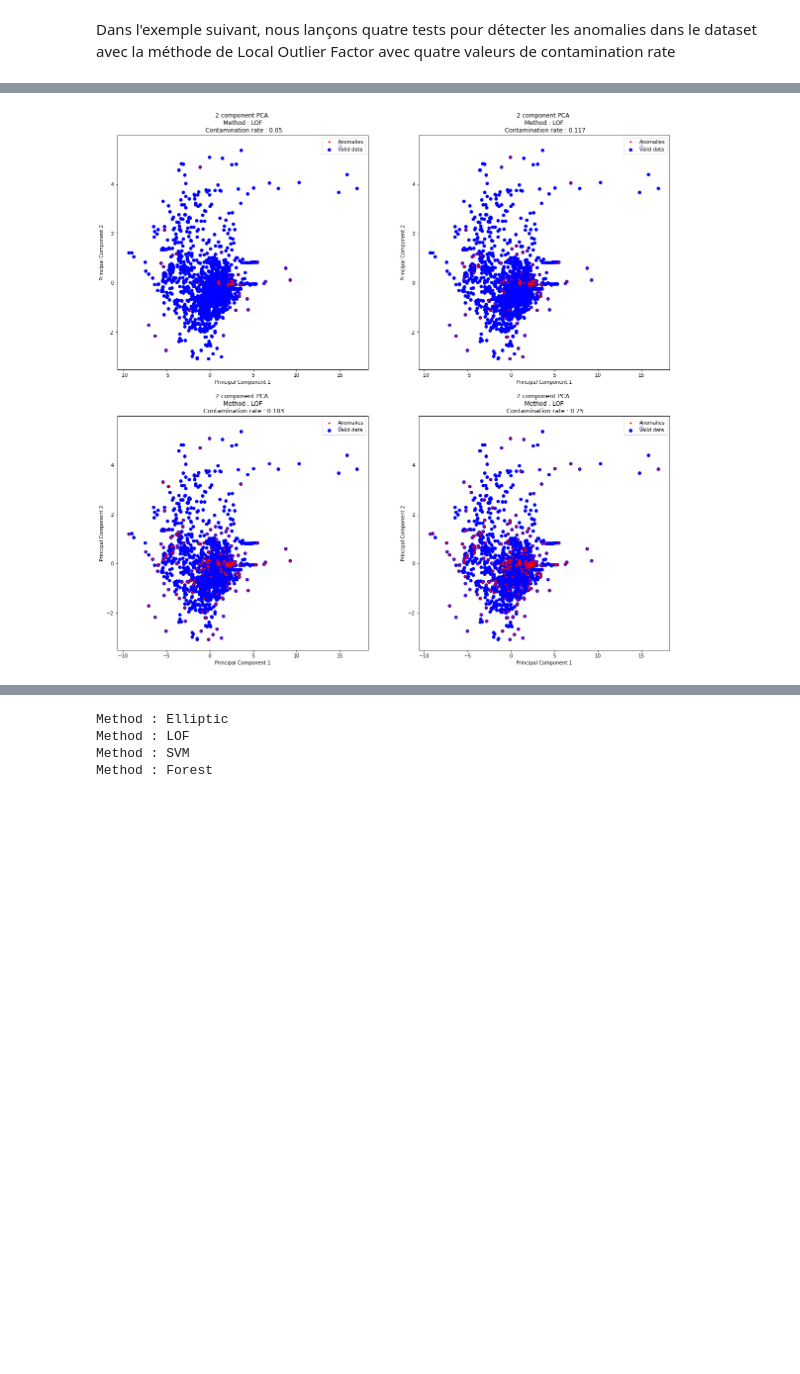
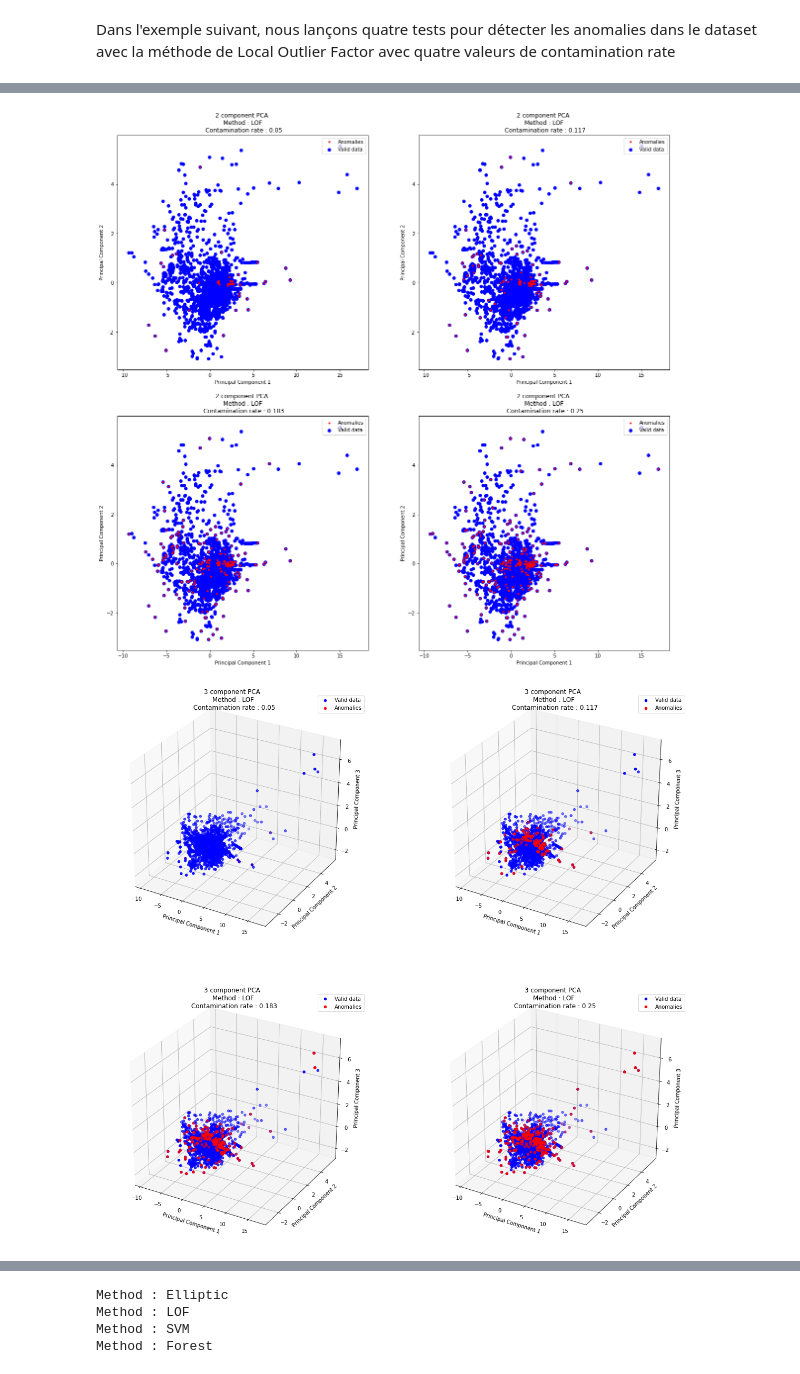
Before and after one commit to cdrutinus/ml-class-anomaly-detection, a Jupyter notebook: BE Plane's Windows.ipynb, the cells around one changed output, grey strips where cells are left out. Saved outputs shown, nothing was run; the diff lists cells and outputs as text; code cells hidden in the pictures; blank space fills up the shorter version.

```diff
--- a/BE Plane's Windows.ipynb
+++ b/BE Plane's Windows.ipynb
@@ -109,10 +154,27 @@ def plot2D(df, clf_name, contaminations, fig, ypred, i):
     plt.scatter(df["principal component 1"], df["principal component 2"], color='b', label='Valid data')
     plt.plot(df["principal component 1"][ypred==-1],df["principal component 2"][ypred==-1],'r.', label='Anomalies')
     plt.legend(loc='upper right')
+
+def plot3D(df, clf_name, contaminations, fig, ypred, i):
+    ax = fig.add_subplot(int(len(contaminations)+1/2),2,i+1, projection='3d')
+    ax.set_xlabel('Principal Component 1')
+    ax.set_ylabel('Principal Component 2')
+    ax.set_zlabel('Principal Component 3')
+    ax.set_title('3 component PCA \n Method : {} \n Contamination rate : {}'.format(clf_name,round(contaminations[i],3)))
+    ax.scatter3D(df["principal component 1"], df["principal component 2"], df["principal component 3"], color='b', label='Valid data')
+    ax.scatter3D(df["principal component 1"][ypred==-1],df["principal component 2"][ypred==-1], df["principal component 3"][ypred==-1], color='r', label='Anomalies')
+    plt.legend(loc='upper right')
 # %%
 # Détecte les anomalies dans le dataset en fonction de la méthode spécifiée.
 # L'affichage dans le plan principal est optionel.
-def runAnomalies(df, clf_name, contaminations, display=True):
+def runAnomalies(df, clf_name, contaminations, display, plot_dimension=2):
+    """
+        df: Pandas dataframe contenant toutes les données
+        clf_name : Nom du classifieur utilisé pour la détection d'anomalies
+        contaminations: Liste de contamination rates
+        display: Booléen gérant la représentation graphique
+        plot_dimension: Représentation en 2D ou 3D
+    """
 
     predictions = []
 
@@ -131,7 +193,10 @@ def runAnomalies(df, clf_name, contaminations, display=True):
 
             # Affichage
             if display:
-                plot2D(df, clf_name, contaminations, fig, ypred, i)
+                if plot_dimension == 2:
+                    plot2D(df, clf_name, contaminations, fig, ypred, i)
+                elif plot_dimension == 3:
+                    plot3D(df, clf_name, contaminations, fig, ypred, i)
 
     # Elliptic Envelope
     elif clf_name == 'Elliptic':
@@ -145,7 +210,10 @@ def runAnomalies(df, clf_name, contaminations, display=True):
 
             # Affichage
             if display:
-                plot2D(df, clf_name, contaminations, fig, ypred, i)
+                if plot_dimension == 2:
+                    plot2D(df, clf_name, contaminations, fig, ypred, i)
+                elif plot_dimension == 3:
+                    plot3D(df, clf_name, contaminations, fig, ypred, i)
 
     # Isolation Forest
     elif clf_name == 'Forest':
@@ -159,7 +227,10 @@ def runAnomalies(df, clf_name, contaminations, display=True):
 
             # Affichage
             if display:
-                plot2D(df, clf_name, contaminations, fig, ypred, i)
+                if plot_dimension == 2:
+                    plot2D(df, clf_name, contaminations, fig, ypred, i)
+                elif plot_dimension == 3:
+                    plot3D(df, clf_name, contaminations, fig, ypred, i)
 
     # Local Outlier Factor
     elif clf_name == 'LOF':
@@ -173,7 +244,10 @@ def runAnomalies(df, clf_name, contaminations, display=True):
 
             # Affichage
             if display:
-                plot2D(df, clf_name, contaminations, fig, ypred, i)
+                if plot_dimension == 2:
+                    plot2D(df, clf_name, contaminations, fig, ypred, i)
+                elif plot_dimension == 3:
+                    plot3D(df, clf_name, contaminations, fig, ypred, i)
 
     # Message d'erreur
     else:
@@ -188,5 +262,6 @@ Dans l'exemple suivant, nous lançons quatre tests pour détecter les anomalies
 contaminations = np.linspace(0.05,0.25,4)
 clf_name = "LOF"
 
-runAnomalies(principalDf, clf_name, contaminations)
+runAnomalies(principalDf, clf_name, contaminations, True, 2)
+runAnomalies(principalDf3, clf_name, contaminations, True, 3)
 # %% [output]
@@ -196,3 +271,4 @@ runAnomalies(principalDf, clf_name, contaminations)
  array([-1, -1,  1, ...,  1,  1,  1])]
 [figure]
+[figure, added]
 # %% [markdown]
```
Also changed, not shown: parts of 41 cells of this notebook.
